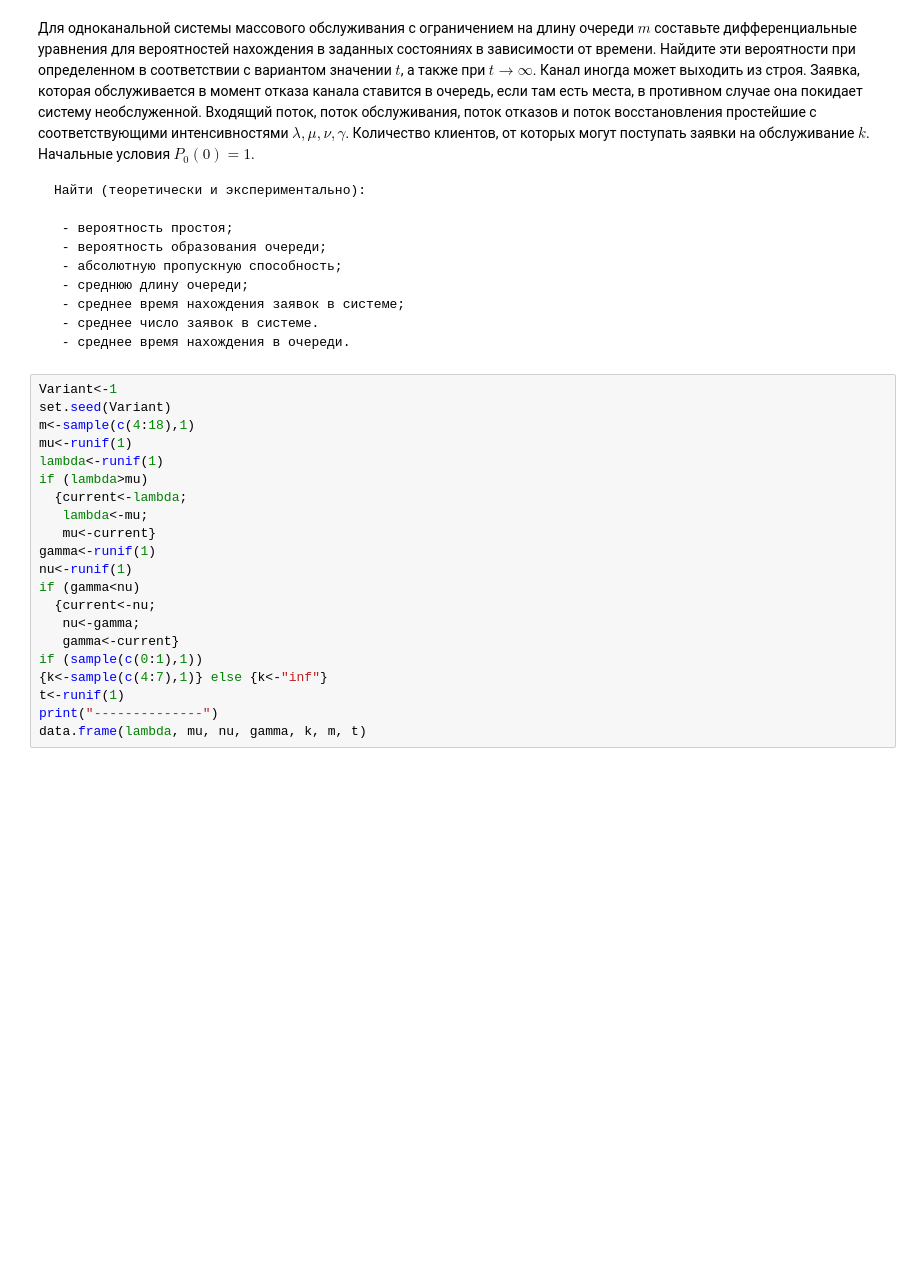
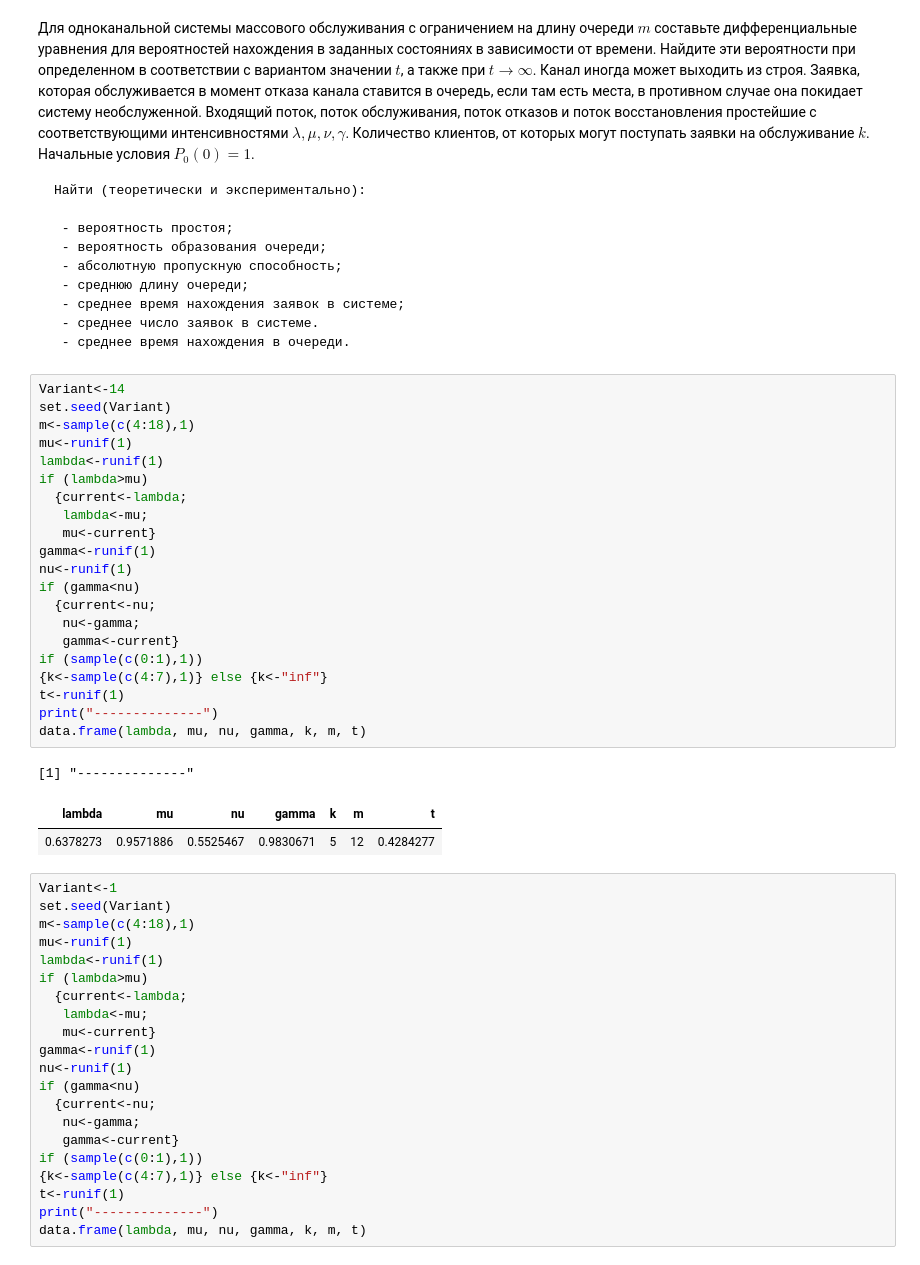
Before and after one commit to Alexandr-AD/8_sem, a Jupyter notebook: АХП КИС/Лабы/Lab_5.ipynb, the cells around one changed output. Saved outputs shown, nothing was run; the diff lists cells and outputs as text; blank space fills up the shorter version.

```diff
--- a/АХП КИС/Лабы/Lab_5.ipynb
+++ b/АХП КИС/Лабы/Lab_5.ipynb
@@ -17,6 +17,31 @@
      - среднее время нахождения заявок в системе;
      - среднее число заявок в системе.
      - среднее время нахождения в очереди.
+# %%
+Variant<-14
+set.seed(Variant)
+m<-sample(c(4:18),1)
+mu<-runif(1)
+lambda<-runif(1)
+if (lambda>mu)
+  {current<-lambda;
+   lambda<-mu;
+   mu<-current}
+gamma<-runif(1)
+nu<-runif(1)
+if (gamma<nu)
+  {current<-nu;
+   nu<-gamma;
+   gamma<-current}
+if (sample(c(0:1),1))
+{k<-sample(c(4:7),1)} else {k<-"inf"}
+t<-runif(1)
+print("--------------")
+data.frame(lambda, mu, nu, gamma, k, m, t)
+# %% [output]
+[1] "--------------"
+| lambda | mu | nu | gamma | k | m | t |
+| 0.6378273 | 0.9571886 | 0.5525467 | 0.9830671 | 5 | 12 | 0.4284277 |
 # %%
 Variant<-1
 set.seed(Variant)
```
Also changed, not shown: parts of 4 cells of this notebook, 12 other files.
